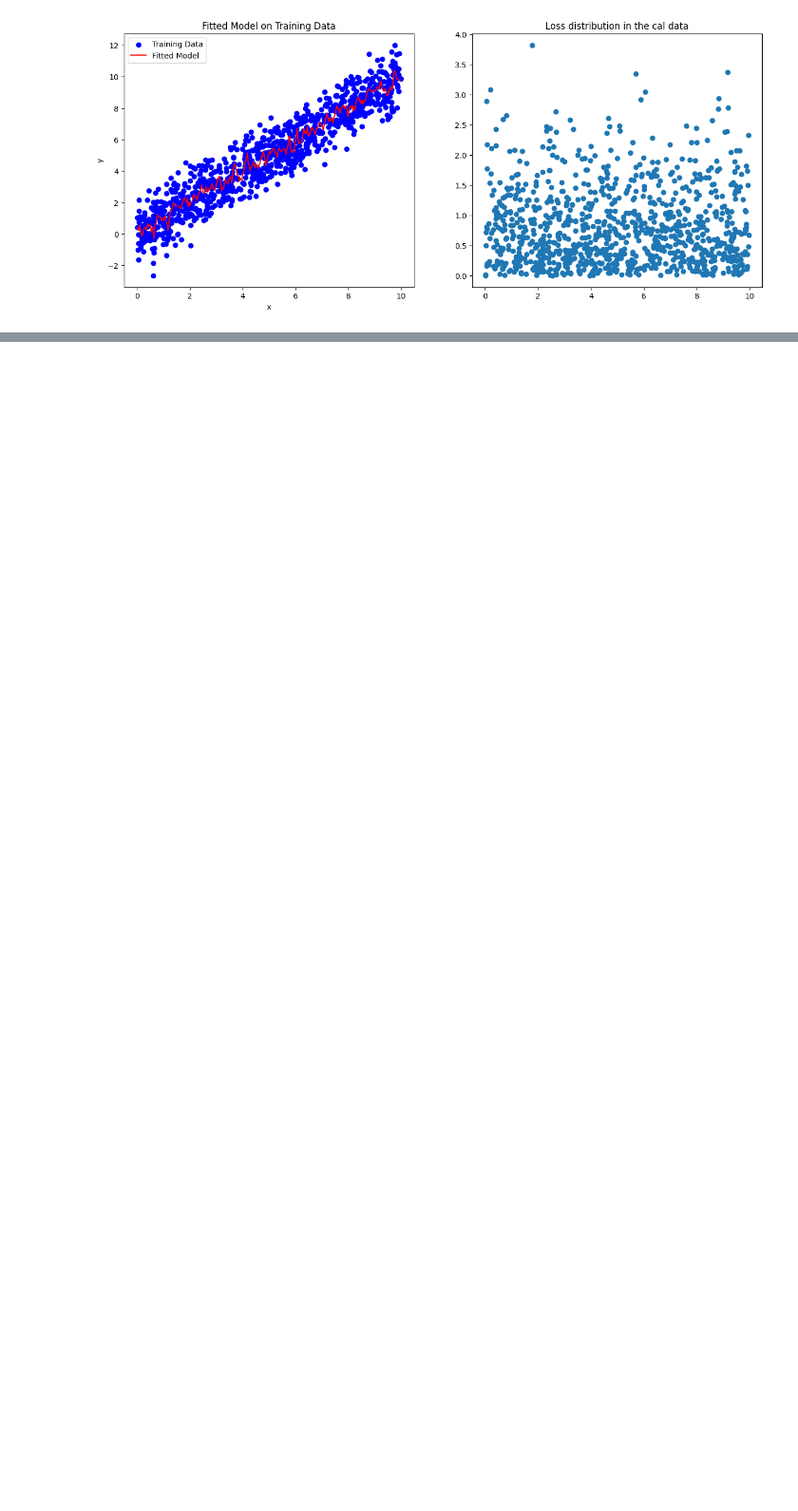
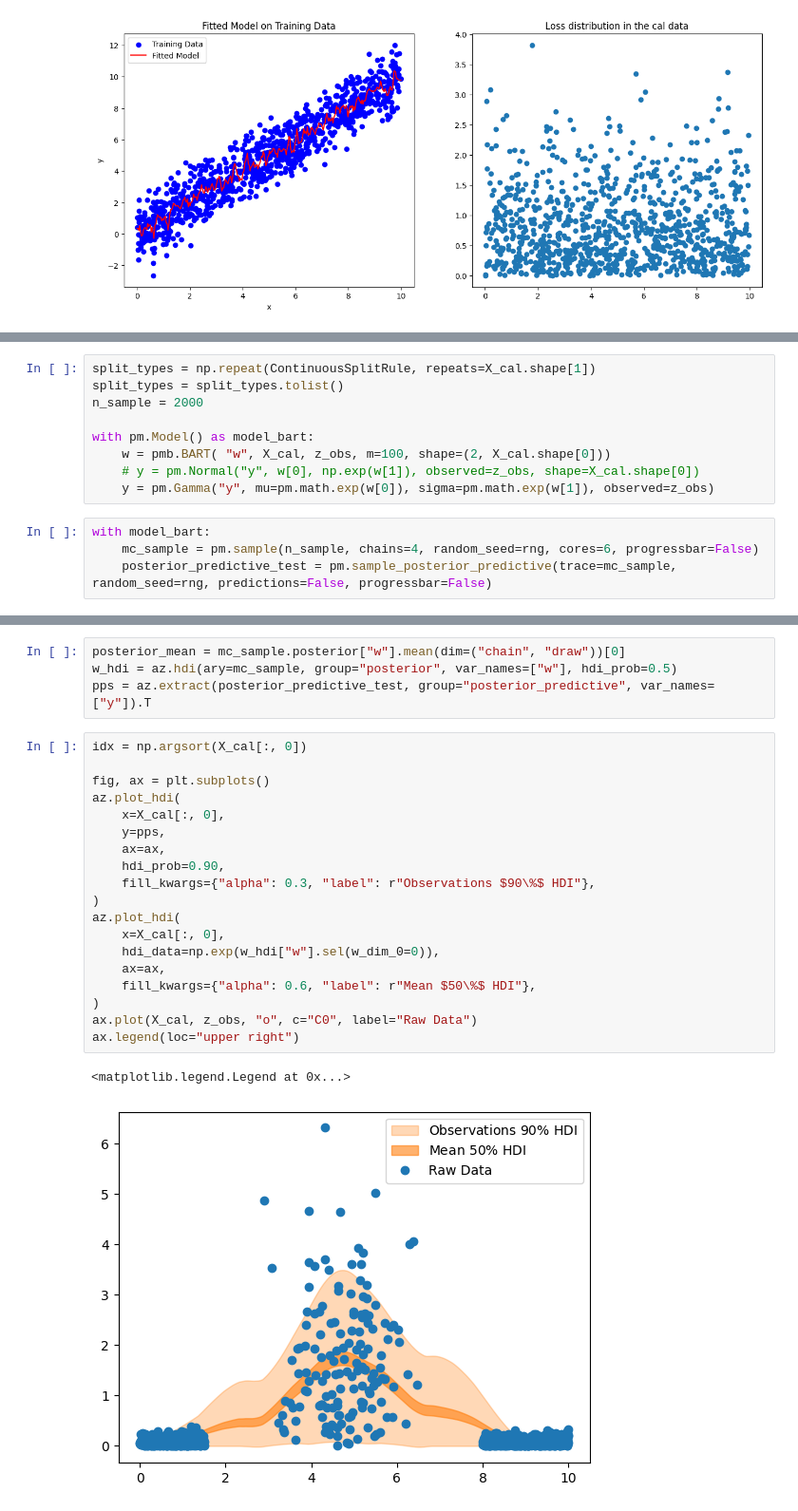
Before and after one commit to mvbdf/LCFM, a Jupyter notebook: 0 - exploratory.ipynb, the cells around one changed output, grey strips where cells are left out. Shown at 95% size. Drawn from its saved outputs; the diff is of its cells as text; blank space fills up the shorter version.

```diff
--- a/0 - exploratory.ipynb
+++ b/0 - exploratory.ipynb
@@ -217,0 +273,13 @@ plt.tight_layout()
+# %%
+split_types = np.repeat(ContinuousSplitRule, repeats=X_cal.shape[1])
+split_types = split_types.tolist()
+n_sample = 2000
+
+with pm.Model() as model_bart:
+    w = pmb.BART( "w", X_cal, z_obs, m=100, shape=(2, X_cal.shape[0]))
+    # y = pm.Normal("y", w[0], np.exp(w[1]), observed=z_obs, shape=X_cal.shape[0])
+    y = pm.Gamma("y", mu=pm.math.exp(w[0]), sigma=pm.math.exp(w[1]), observed=z_obs)
+# %%
+with model_bart:
+    mc_sample = pm.sample(n_sample, chains=4, random_seed=rng, cores=6, progressbar=False)
+    posterior_predictive_test = pm.sample_posterior_predictive(trace=mc_sample, random_seed=rng, predictions=False, progressbar=False)
@@ -217,0 +293,26 @@ plt.tight_layout()
+# %%
+posterior_mean = mc_sample.posterior["w"].mean(dim=("chain", "draw"))[0]
+w_hdi = az.hdi(ary=mc_sample, group="posterior", var_names=["w"], hdi_prob=0.5)
+pps = az.extract(posterior_predictive_test, group="posterior_predictive", var_names=["y"]).T
+# %%
+idx = np.argsort(X_cal[:, 0])
+
+fig, ax = plt.subplots()
+az.plot_hdi(
+    x=X_cal[:, 0],
+    y=pps,
+    ax=ax,
+    hdi_prob=0.90,
+    fill_kwargs={"alpha": 0.3, "label": r"Observations $90\%$ HDI"},
+)
+az.plot_hdi(
+    x=X_cal[:, 0],
+    hdi_data=np.exp(w_hdi["w"].sel(w_dim_0=0)),
+    ax=ax,
+    fill_kwargs={"alpha": 0.6, "label": r"Mean $50\%$ HDI"},
+)
+ax.plot(X_cal, z_obs, "o", c="C0", label="Raw Data")
+ax.legend(loc="upper right")
+# %% [output]
+<matplotlib.legend.Legend at 0x...>
+[figure, added]
```
Also changed, not shown: parts of 9 cells of this notebook.
